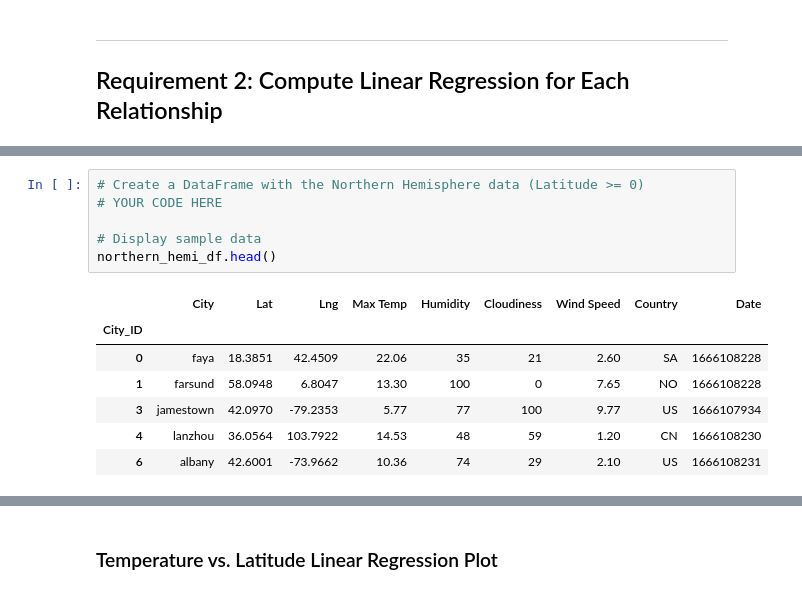
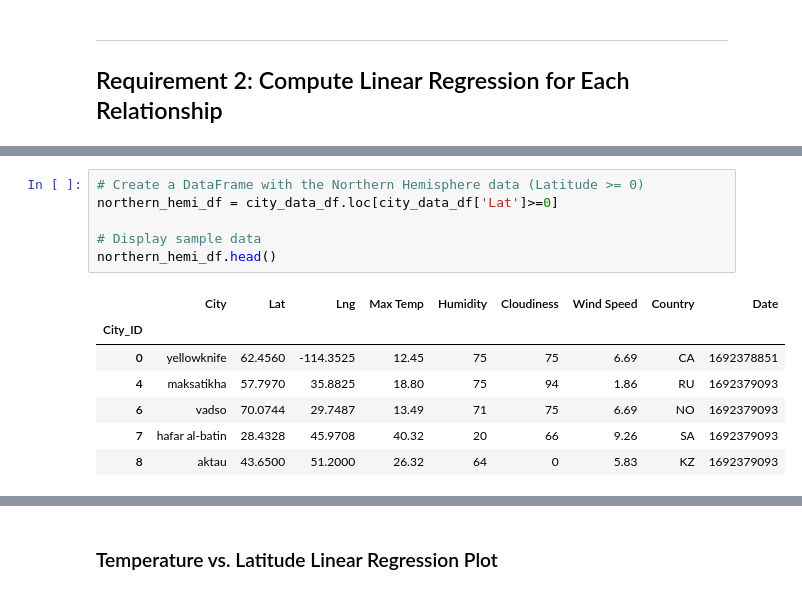
Before and after one commit to Nolan-Tonthat/python-api-challenge, a Jupyter notebook: WeatherPy.ipynb, the cells around one changed output, grey strips where cells are left out. Saved outputs shown, nothing was run; the diff lists cells and outputs as text.

```diff
--- a/WeatherPy.ipynb
+++ b/WeatherPy.ipynb
@@ -305,16 +309,16 @@ plt.show()
 # %%
 # Create a DataFrame with the Northern Hemisphere data (Latitude >= 0)
-# YOUR CODE HERE
+northern_hemi_df = city_data_df.loc[city_data_df['Lat']>=0]
 
 # Display sample data
 northern_hemi_df.head()
 # %% [output]
 |  | City | Lat | Lng | Max Temp | Humidity | Cloudiness | Wind Speed | Country | Date |
 | City_ID |  |  |  |  |  |  |  |  |  |
-| 0 | faya | 18.3851 | 42.4509 | 22.06 | 35 | 21 | 2.60 | SA | 1666108228 |
-| 1 | farsund | 58.0948 | 6.8047 | 13.30 | 100 | 0 | 7.65 | NO | 1666108228 |
-| 3 | jamestown | 42.0970 | -79.2353 | 5.77 | 77 | 100 | 9.77 | US | 1666107934 |
-| 4 | lanzhou | 36.0564 | 103.7922 | 14.53 | 48 | 59 | 1.20 | CN | 1666108230 |
-| 6 | albany | 42.6001 | -73.9662 | 10.36 | 74 | 29 | 2.10 | US | 1666108231 |
+| 0 | yellowknife | 62.4560 | -114.3525 | 12.45 | 75 | 75 | 6.69 | CA | 1692378851 |
+| 4 | maksatikha | 57.7970 | 35.8825 | 18.80 | 75 | 94 | 1.86 | RU | 1692379093 |
+| 6 | vadso | 70.0744 | 29.7487 | 13.49 | 71 | 75 | 6.69 | NO | 1692379093 |
+| 7 | hafar al-batin | 28.4328 | 45.9708 | 40.32 | 20 | 66 | 9.26 | SA | 1692379093 |
+| 8 | aktau | 43.6500 | 51.2000 | 26.32 | 64 | 0 | 5.83 | KZ | 1692379093 |
 # %%
 # Create a DataFrame with the Southern Hemisphere data (Latitude < 0)
```
Also changed, not shown: parts of 37 cells of this notebook, 5 other files.
